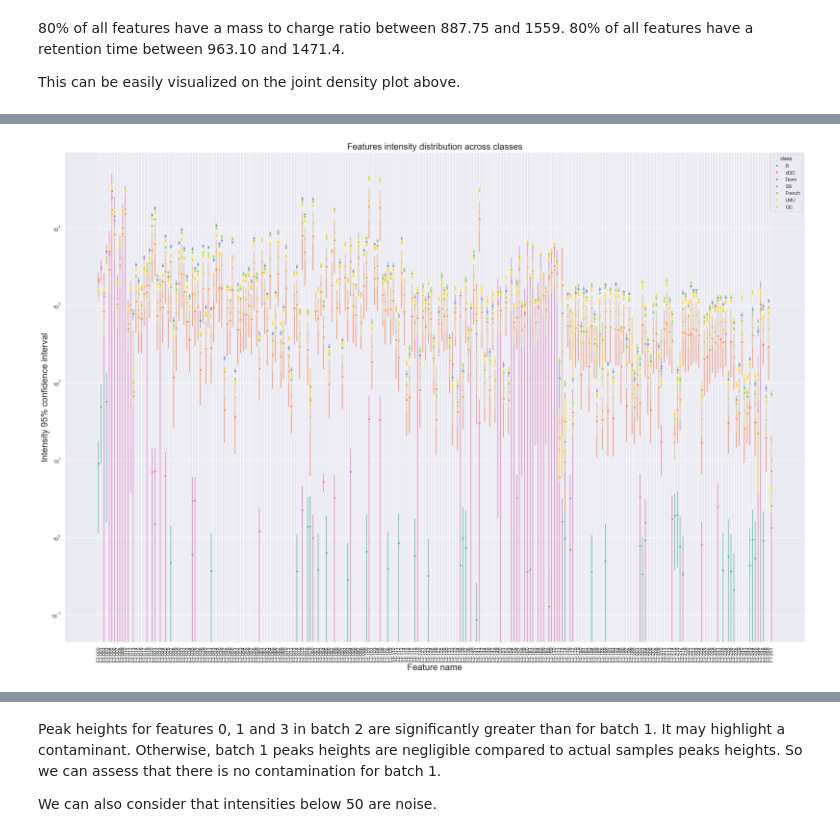
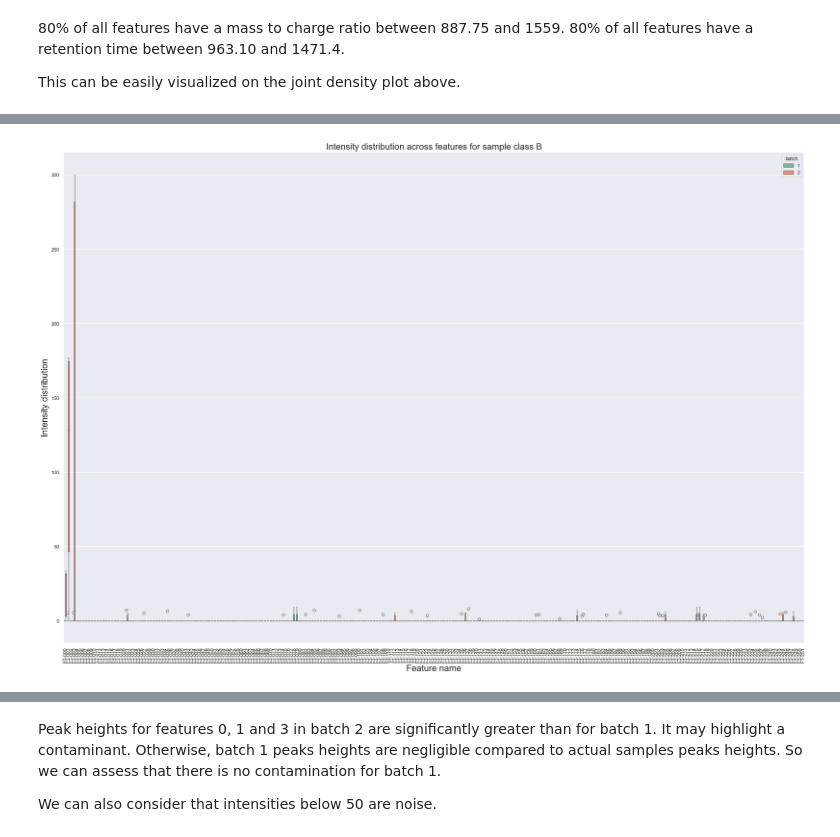
Before and after one commit to PhiCtl/glycan-biomarkers, a Jupyter notebook: src/eda/eda.ipynb, the cells around one changed output, grey strips where cells are left out. Cells and saved outputs as stored; diff of their text form; code cells hidden in the pictures.

```diff
--- a/src/eda/eda.ipynb
+++ b/src/eda/eda.ipynb
@@ -200,13 +284,13 @@ Confidence intervals for feature intensity across classes spread across 3 orders
 # %%
+# Class B
 sns.set(rc = {'figure.figsize':(30, 20)})
-fig = sns.lineplot(data = df_data_melt,
-                   x='feature', y='intensity',\
-                   marker='o', linestyle='-', err_style='bars', palette = 'Set2', hue='class')
-fig.axes.set_title('Features intensity distribution across classes',fontsize=20)
+fig = sns.boxplot(data = df_data_melt.loc[(df_data_melt['feature_number'] >= 0) & (df_data_melt['feature_number'] < 260 ) & df_data_melt['class'].isin(['B'])],\
+                   x='feature', y='intensity',hue='batch', palette = 'Set2')
+fig.axes.set_title('Intensity distribution across features for sample class B',fontsize=20)
 fig.set_xlabel("Feature name",fontsize=20)
-fig.set_ylabel("Intensity 95% confidence interval",fontsize=20)
-fig.set(yscale='log')
+fig.set_ylabel("Intensity distribution",fontsize=20)
+#fig.set(yscale='log')
 plt.xticks(rotation=90)
 plt.show()
 # %% [output]
-[figure, old version]
+[figure, new version]
```
Also changed, not shown: parts of 79 cells of this notebook.
